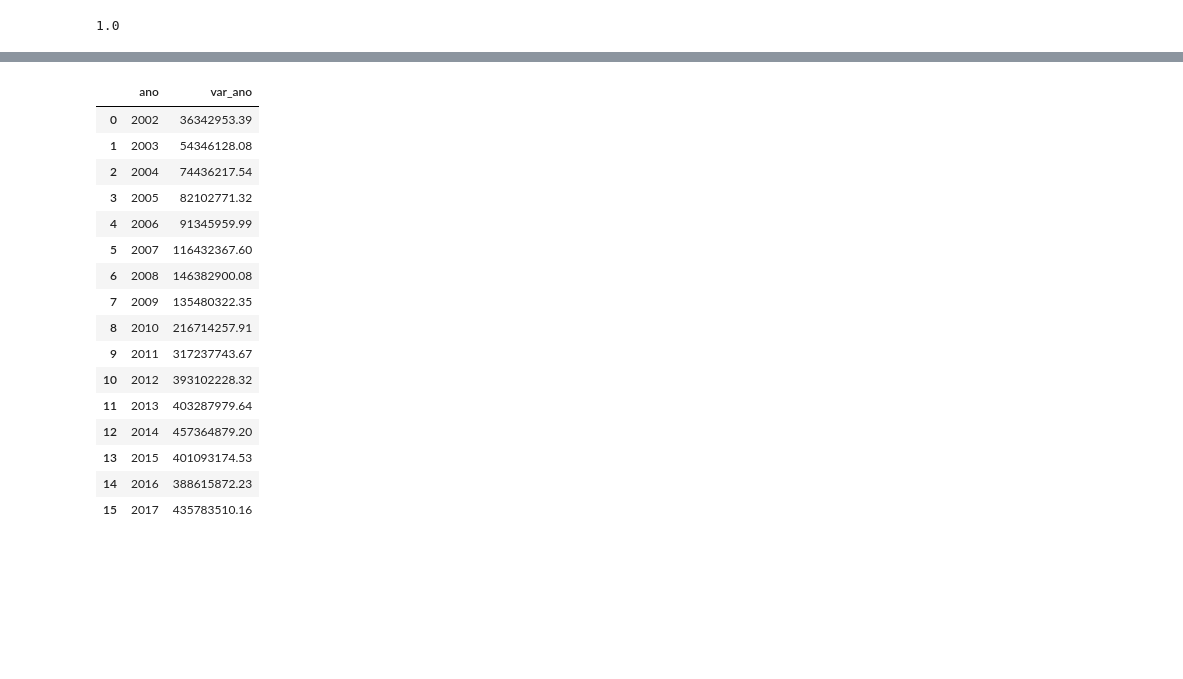
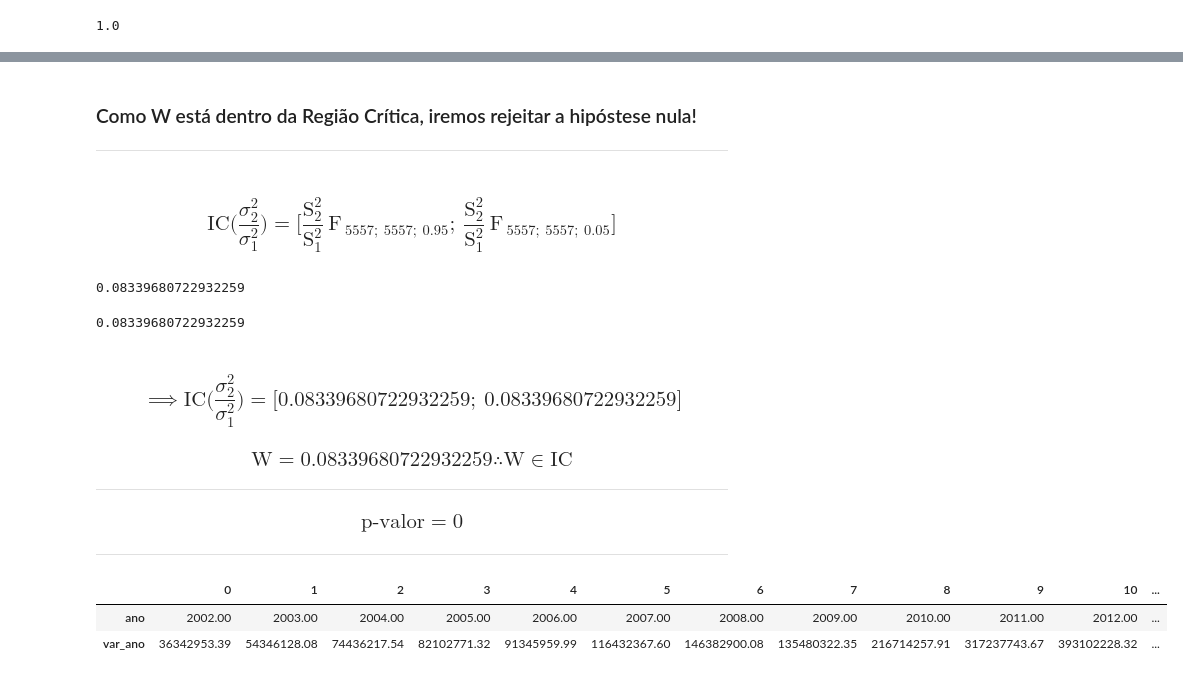
Before and after one commit to danielnrocha/Convergencia_PIB_Municipios, a Jupyter notebook: ConvergenciaMunicipios.ipynb, the cells around one changed output, grey strips where cells are left out. Saved outputs shown, nothing was run; the diff lists cells and outputs as text; code cells hidden in the pictures; blank space fills up the shorter version.

```diff
--- a/ConvergenciaMunicipios.ipynb
+++ b/ConvergenciaMunicipios.ipynb
@@ -313,34 +354,45 @@ if p_value > alpha:
+# %% [markdown]
+### Como W está dentro da Região Crítica, iremos rejeitar a hipóstese nula!
+
+---
+# %% [markdown]
+### $$ \text{IC} \bigg(\frac{\sigma_2^2}{\sigma_1^2}\bigg) = \bigg[ \frac{\text{S}_2^2}{\text{S}_1^2} \ \text{F}_{\ 5557;\ 5557;\ 0.95};\ \frac{\text{S}_2^2}{\text{S}_1^2} \ \text{F}_{\ 5557;\ 5557;\ 0.05} \bigg] $$
+# %%
+W * (1 - scipy.stats.f.cdf(alpha/2,df2002, df2017))
+# %% [output]
+0.08339680722932259
+# %%
+W * 1/(1 - scipy.stats.f.cdf(alpha/2,df2002, df2017))
+# %% [output]
+0.08339680722932259
+# %% [markdown]
+### $$ \implies \text{IC} \bigg(\frac{\sigma_2^2}{\sigma_1^2}\bigg) = \bigg[ 0.08339680722932259;\ 0.08339680722932259 \bigg] $$
+
+
+### $$ \text{W} = 0.08339680722932259 \therefore \text{W} \in \text{IC} $$
+
+---
+
+### $$ \text{p-valor} = 0 $$
+
+---
 # %%
 anos    = []
 var_ano = []
 
 for ano in pib_cities['Ano'].unique():
 
     anos.append(ano)
 
     var_no_ano = np.var(pib_cities[pib_cities['Ano'] == ano]['PIB per capita'])
 
     var_ano.append(var_no_ano)
 
 df_ano_var = pd.DataFrame({'ano': anos, 'var_ano': var_ano})
 
-df_ano_var
+df_ano_var.T
 # %% [output]
-|  | ano | var_ano |
-| 0 | 2002 | 36342953.39 |
-| 1 | 2003 | 54346128.08 |
-| 2 | 2004 | 74436217.54 |
-| 3 | 2005 | 82102771.32 |
-| 4 | 2006 | 91345959.99 |
-| 5 | 2007 | 116432367.60 |
-| 6 | 2008 | 146382900.08 |
-| 7 | 2009 | 135480322.35 |
-| 8 | 2010 | 216714257.91 |
-| 9 | 2011 | 317237743.67 |
-| 10 | 2012 | 393102228.32 |
-| 11 | 2013 | 403287979.64 |
-| 12 | 2014 | 457364879.20 |
-| 13 | 2015 | 401093174.53 |
-| 14 | 2016 | 388615872.23 |
-| 15 | 2017 | 435783510.16 |
+|  | 0 | 1 | 2 | 3 | 4 | 5 | 6 | 7 | 8 | 9 | 10 | ... |
+| ano | 2002.00 | 2003.00 | 2004.00 | 2005.00 | 2006.00 | 2007.00 | 2008.00 | 2009.00 | 2010.00 | 2011.00 | 2012.00 | ... |
+| var_ano | 36342953.39 | 54346128.08 | 74436217.54 | 82102771.32 | 91345959.99 | 116432367.60 | 146382900.08 | 135480322.35 | 216714257.91 | 317237743.67 | 393102228.32 | ... |
 # %%
```
Also changed, not shown: parts of 24 cells of this notebook.
